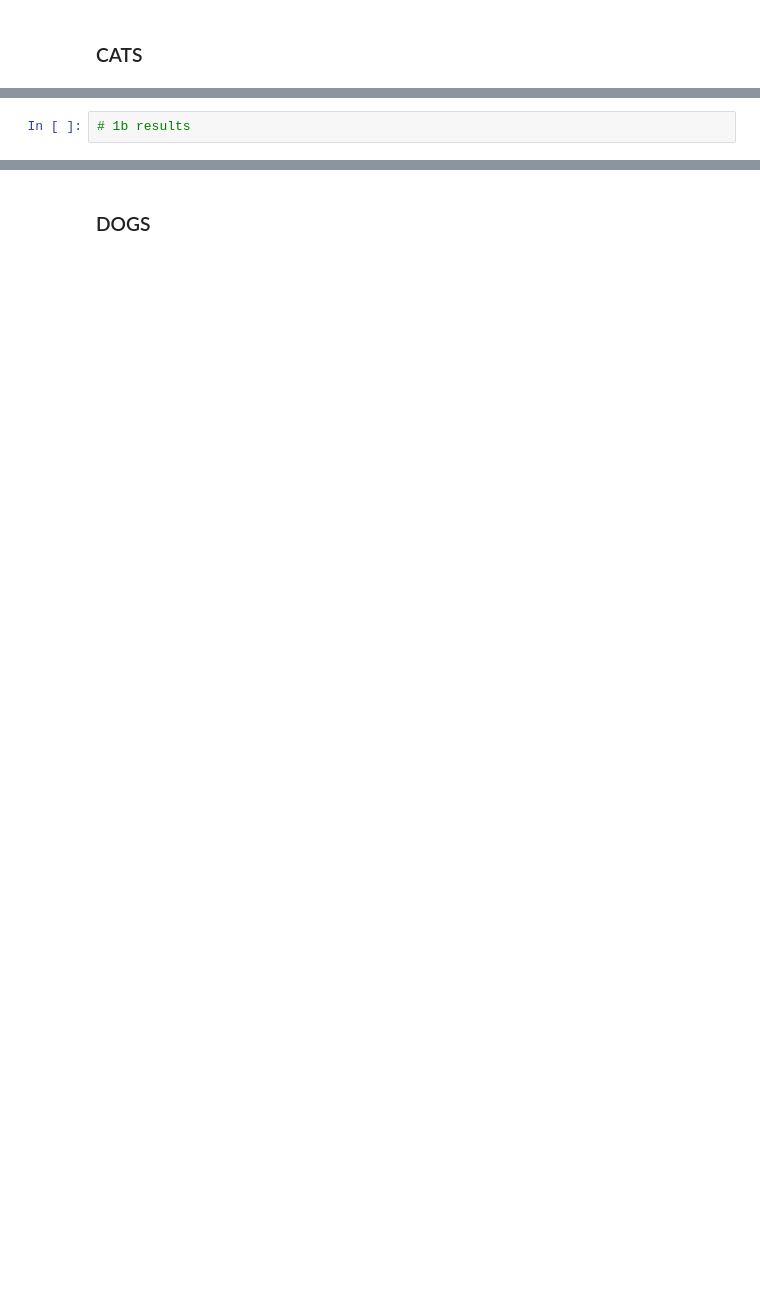
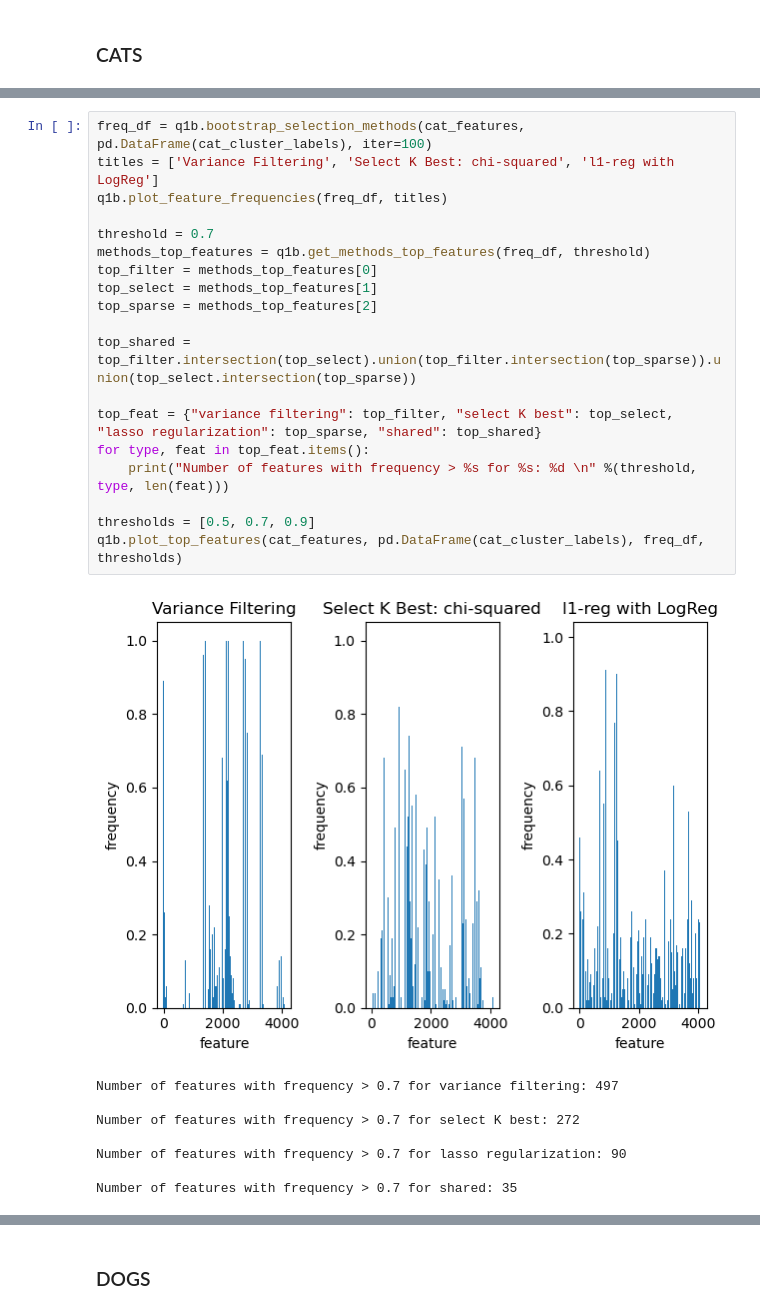
Before and after one commit to carljvh/mve441-exam, a Jupyter notebook: question-1/q1e.ipynb, the cells around one changed output, grey strips where cells are left out. Cells and saved outputs as stored; diff of their text form; blank space fills up the shorter version.

```diff
--- a/question-1/q1e.ipynb
+++ b/question-1/q1e.ipynb
@@ -53,2 +113,28 @@ print('Fraction of missclassified cluster 2 cats: %f' % frac_mislabeled_cluster_
-# %%
-# 1b results
+# %%
+freq_df = q1b.bootstrap_selection_methods(cat_features, pd.DataFrame(cat_cluster_labels), iter=100)
+titles = ['Variance Filtering', 'Select K Best: chi-squared', 'l1-reg with LogReg']
+q1b.plot_feature_frequencies(freq_df, titles)
+
+threshold = 0.7
+methods_top_features = q1b.get_methods_top_features(freq_df, threshold)
+top_filter = methods_top_features[0]
+top_select = methods_top_features[1]
+top_sparse = methods_top_features[2]
+
+top_shared = top_filter.intersection(top_select).union(top_filter.intersection(top_sparse)).union(top_select.intersection(top_sparse))
+
+top_feat = {"variance filtering": top_filter, "select K best": top_select, "lasso regularization": top_sparse, "shared": top_shared}
+for type, feat in top_feat.items():
+    print("Number of features with frequency > %s for %s: %d \n" %(threshold, type, len(feat)))
+
+thresholds = [0.5, 0.7, 0.9]
+q1b.plot_top_features(cat_features, pd.DataFrame(cat_cluster_labels), freq_df, thresholds)
+# %% [output]
+[figure, added]
+Number of features with frequency > 0.7 for variance filtering: 497
+
+Number of features with frequency > 0.7 for select K best: 272
+
+Number of features with frequency > 0.7 for lasso regularization: 90
+
+Number of features with frequency > 0.7 for shared: 35
```
Also changed, not shown: parts of 9 cells of this notebook, 7 other files.
